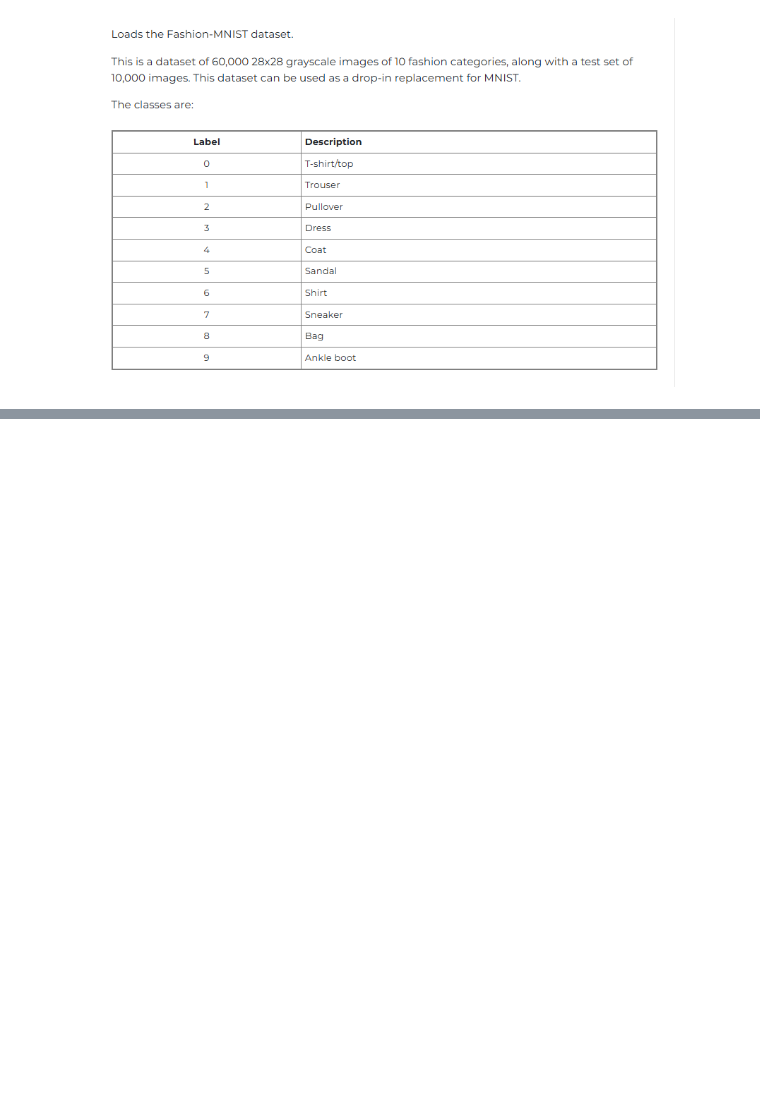
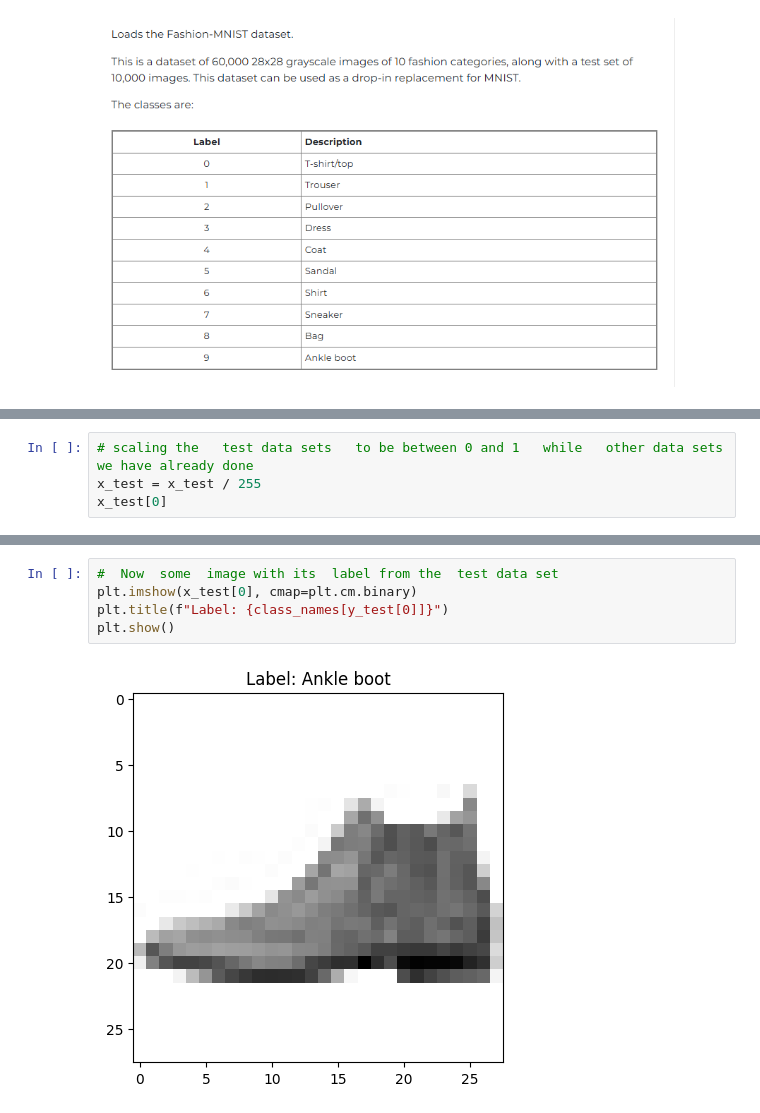
Before and after one commit to hashirahmad806/Machine_Deep_Learning_Tasks, a Jupyter notebook: Fisrt_neural_networks/Second_neural_network.ipynb, the cells around one changed output, grey strips where cells are left out. Drawn from its saved outputs; the diff is of its cells as text; blank space fills up the shorter version.

```diff
--- a/Fisrt_neural_networks/Second_neural_network.ipynb
+++ b/Fisrt_neural_networks/Second_neural_network.ipynb
@@ -87,0 +182,4 @@ plt.show()
+# %%
+# scaling the   test data sets   to be between 0 and 1   while   other data sets  we have already done
+x_test = x_test / 255
+x_test[0]
@@ -87,0 +225,7 @@ plt.show()
+# %%
+#  Now  some  image with its  label from the  test data set
+plt.imshow(x_test[0], cmap=plt.cm.binary)
+plt.title(f"Label: {class_names[y_test[0]]}")
+plt.show()
+# %% [output]
+[figure, added]
```
Also changed, not shown: parts of 23 cells of this notebook.
